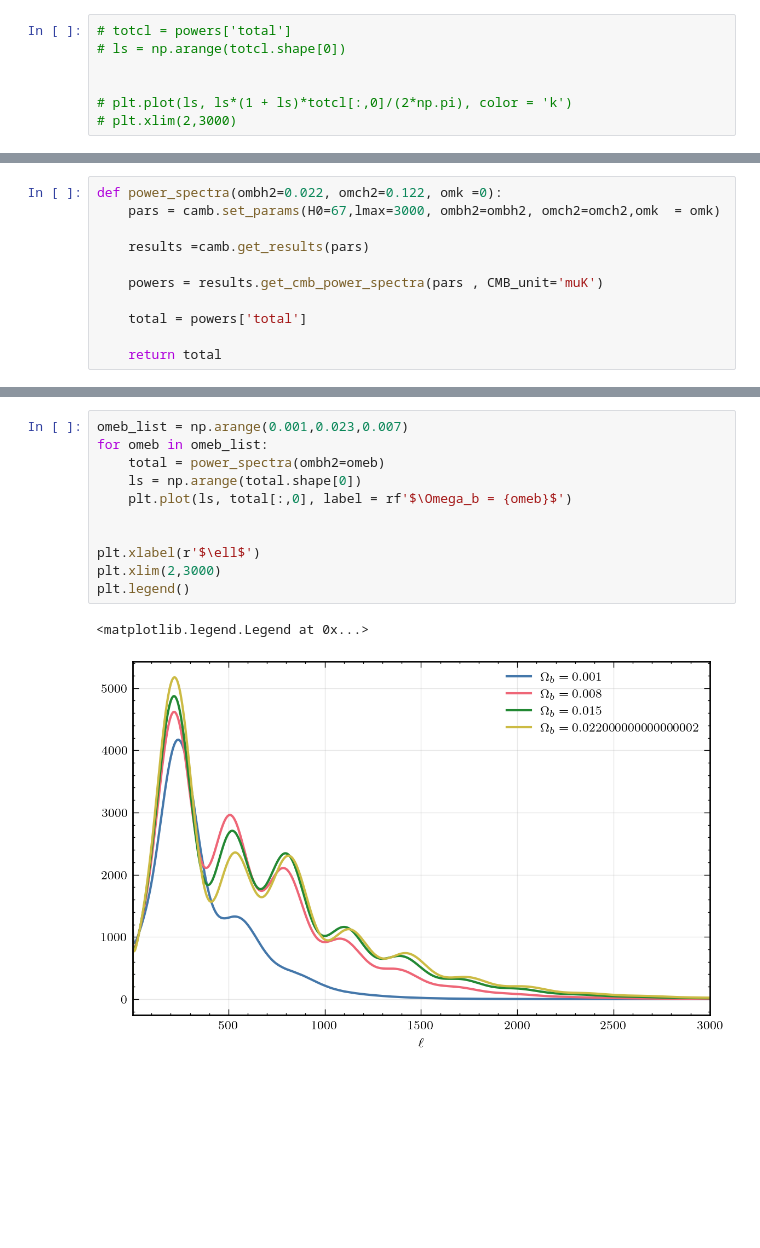
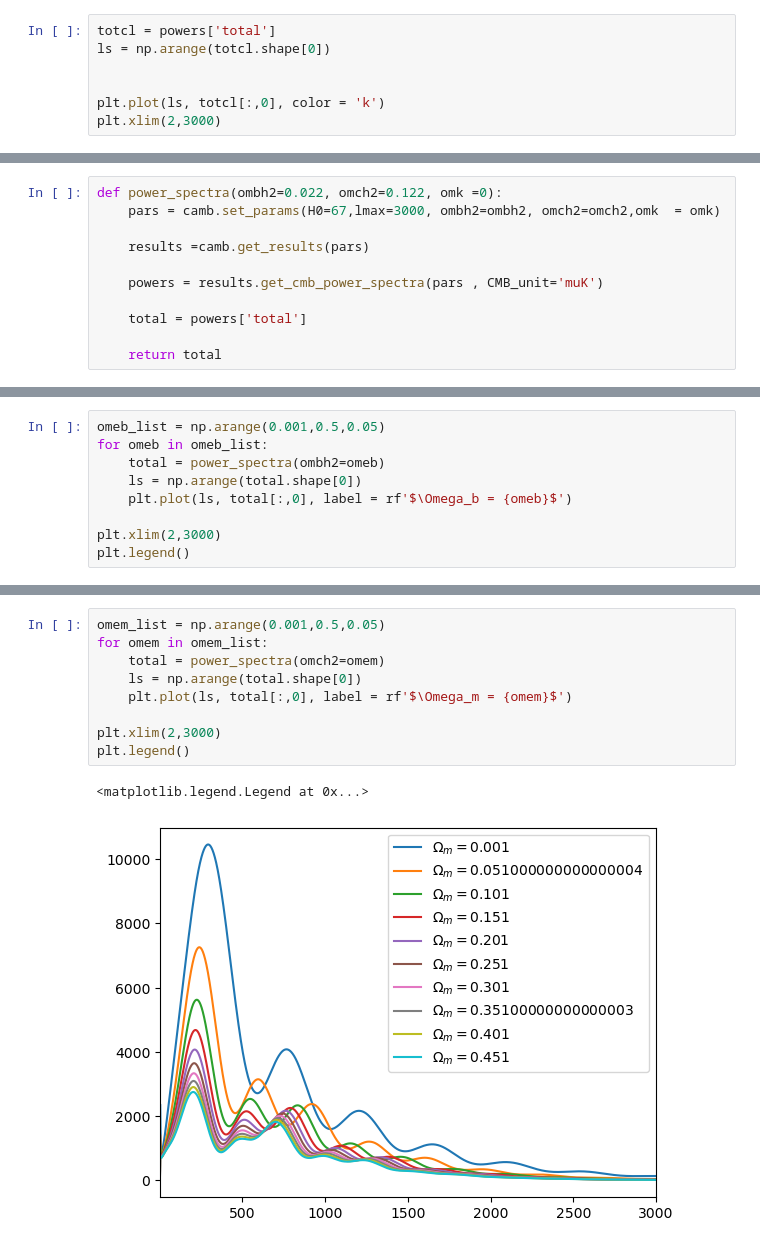
Before and after one commit to Mazroj/Cosmology_spring_25, a Jupyter notebook: tareas/tarea_2.ipynb, the cells around one changed output, grey strips where cells are left out. Saved outputs shown, nothing was run; the diff lists cells and outputs as text; blank space fills up the shorter version.

```diff
--- a/tareas/tarea_2.ipynb
+++ b/tareas/tarea_2.ipynb
@@ -294,9 +289,9 @@ powers.keys()
 # %% [output]
 dict_keys(['total', 'unlensed_scalar', 'unlensed_total', 'lensed_scalar', 'tensor', 'lens_potential'])
 # %%
-# totcl = powers['total']
-# ls = np.arange(totcl.shape[0])
+totcl = powers['total']
+ls = np.arange(totcl.shape[0])
 
 
-# plt.plot(ls, ls*(1 + ls)*totcl[:,0]/(2*np.pi), color = 'k')
-# plt.xlim(2,3000)
+plt.plot(ls, totcl[:,0], color = 'k')
+plt.xlim(2,3000)
@@ -319,0 +314,9 @@ El efecto del parametro $\Omega_{b}$ sobre el angular power spectrum del CMB est
+# %%
+omeb_list = np.arange(0.001,0.5,0.05)
+for omeb in omeb_list:
+    total = power_spectra(ombh2=omeb)
+    ls = np.arange(total.shape[0])
+    plt.plot(ls, total[:,0], label = rf'$\Omega_b = {omeb}$')
+
+plt.xlim(2,3000)
+plt.legend()
@@ -320,14 +326,12 @@ El efecto del parametro $\Omega_{b}$ sobre el angular power spectrum del CMB est
 # %%
-omeb_list = np.arange(0.001,0.023,0.007)
-for omeb in omeb_list:
-    total = power_spectra(ombh2=omeb)
+omem_list = np.arange(0.001,0.5,0.05)
+for omem in omem_list:
+    total = power_spectra(omch2=omem)
     ls = np.arange(total.shape[0])
-    plt.plot(ls, total[:,0], label = rf'$\Omega_b = {omeb}$')
+    plt.plot(ls, total[:,0], label = rf'$\Omega_m = {omem}$')
 
-
-plt.xlabel(r'$\ell$')
 plt.xlim(2,3000)
 plt.legend()
 # %% [output]
 <matplotlib.legend.Legend at 0x...>
-[figure, old version]
+[figure, new version]
```
Also changed, not shown: parts of 17 cells of this notebook, 1 other file.
